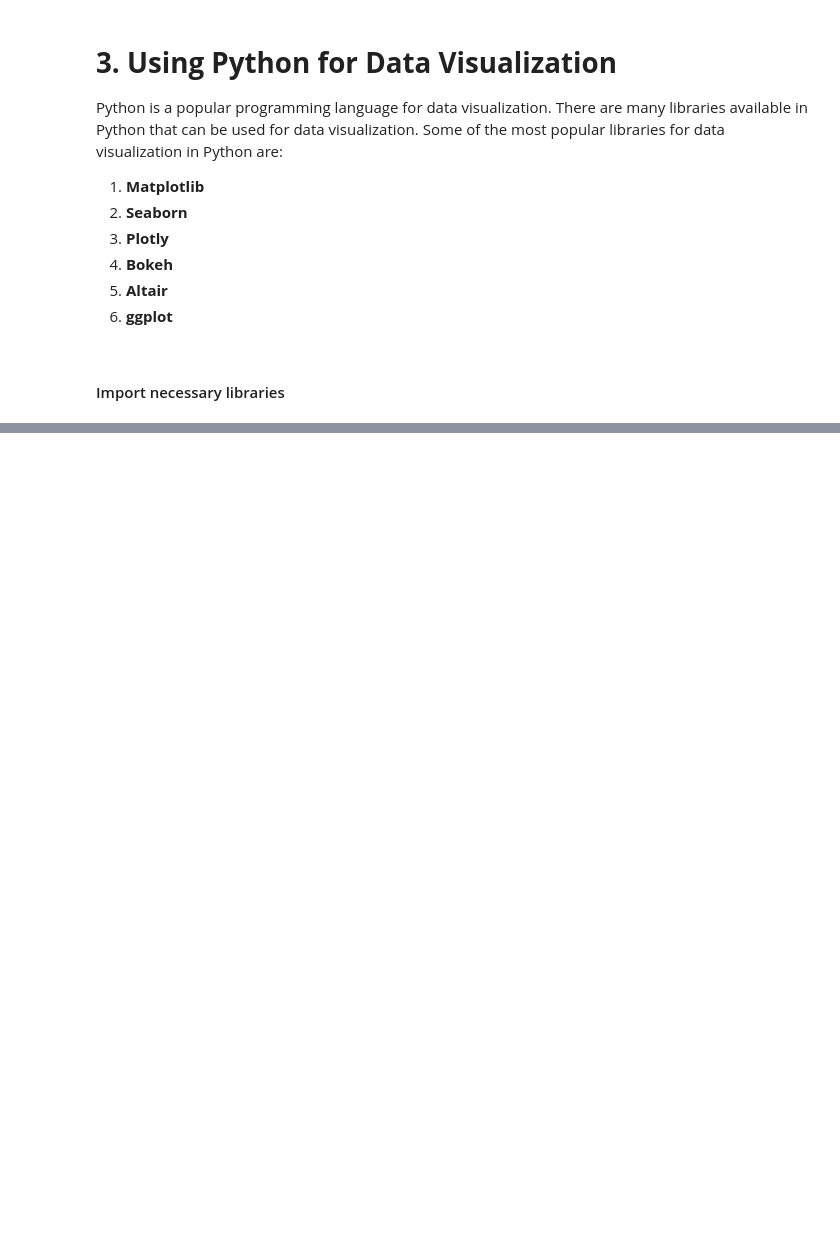
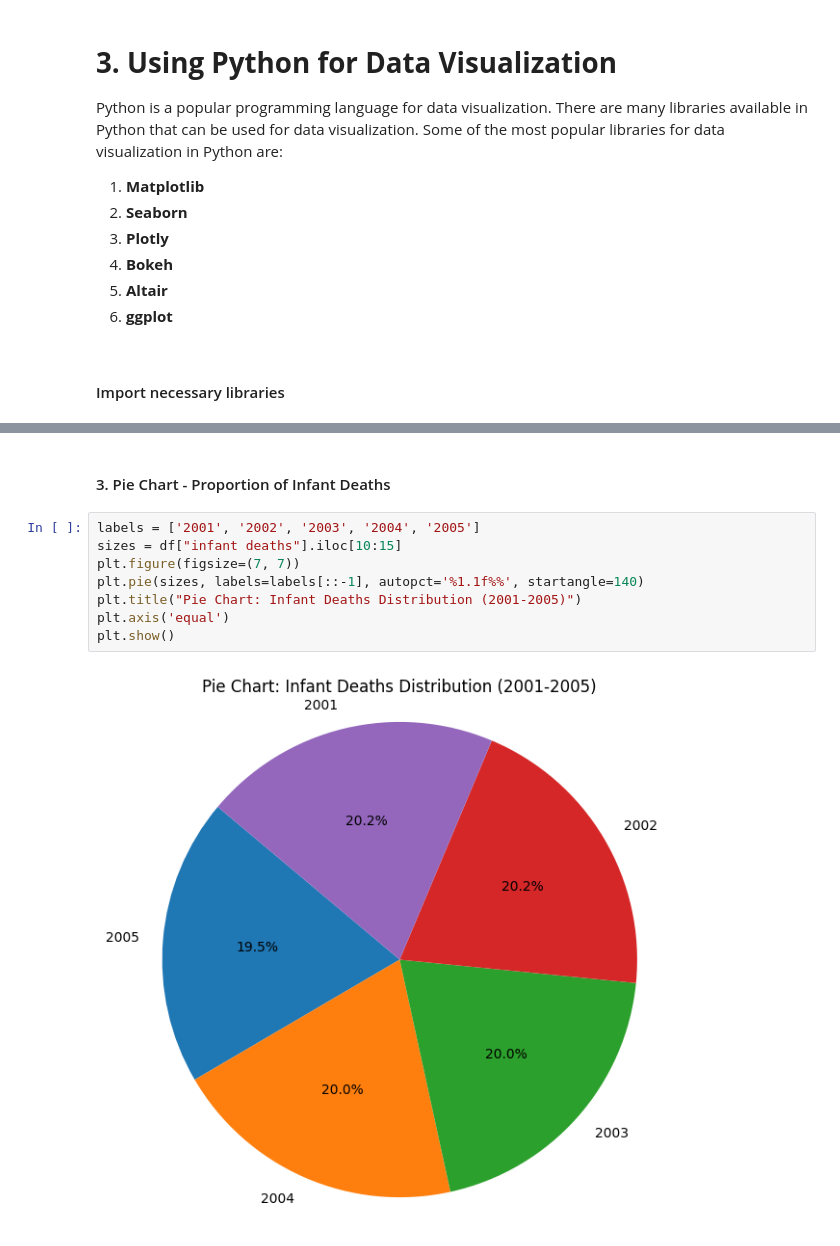
Before and after one commit to cruvss/Data-Preprocessing-For-Machine-Learning, a Jupyter notebook: 2. Data_Visualization/visualize.ipynb, the cells around one changed output, grey strips where cells are left out. Saved outputs shown, nothing was run; the diff lists cells and outputs as text; blank space fills up the shorter version.

```diff
--- a/2. Data_Visualization/visualize.ipynb
+++ b/2. Data_Visualization/visualize.ipynb
@@ -48,0 +101,12 @@ Python is a popular programming language for data visualization. There are many
+# %% [markdown]
+#### 3. Pie Chart - Proportion of Infant Deaths
+# %%
+labels = ['2001', '2002', '2003', '2004', '2005']
+sizes = df["infant deaths"].iloc[10:15]
+plt.figure(figsize=(7, 7))
+plt.pie(sizes, labels=labels[::-1], autopct='%1.1f%%', startangle=140)
+plt.title("Pie Chart: Infant Deaths Distribution (2001-2005)")
+plt.axis('equal')
+plt.show()
+# %% [output]
+[figure, added]
```
Also changed, not shown: parts of 21 cells of this notebook.
